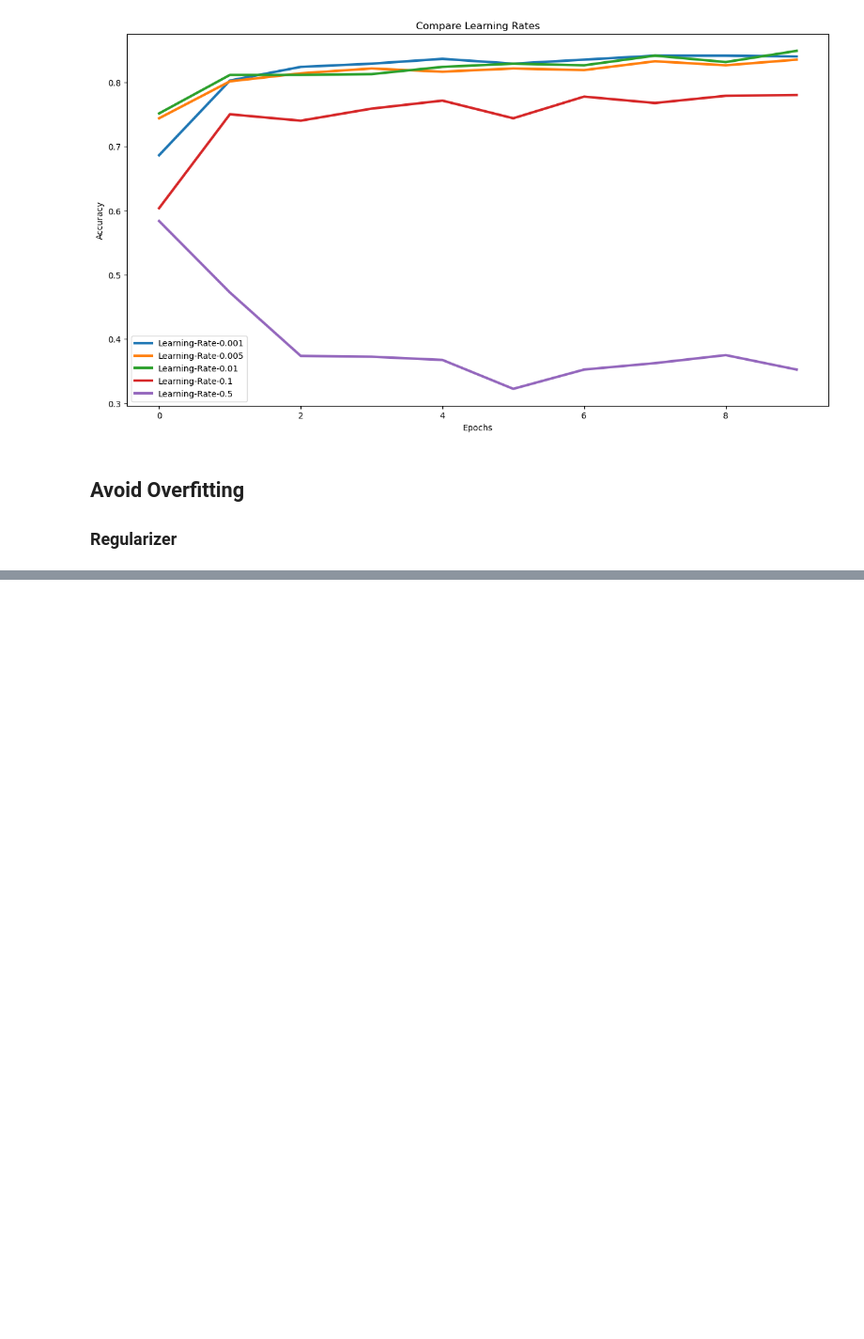
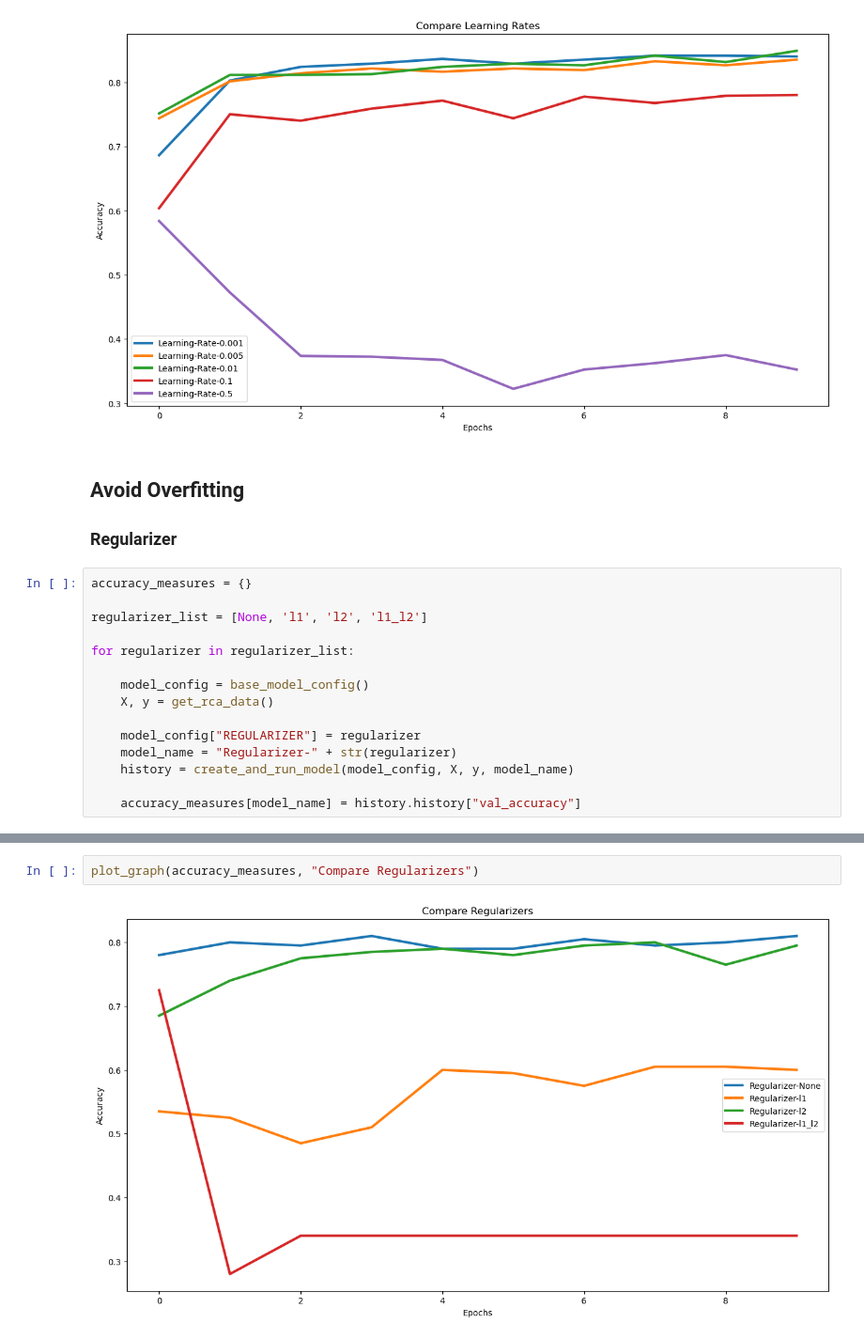
Before and after one commit to alexmacharia/model_tuning, a Jupyter notebook: 05_incident_root_cause.ipynb, the cells around one changed output, grey strips where cells are left out. Shown at 94% size. Saved outputs shown, nothing was run; the diff lists cells and outputs as text; blank space fills up the shorter version.

Commit message:
Update 05_incident_root_cause.ipynb
regularizer

```diff
--- a/05_incident_root_cause.ipynb
+++ b/05_incident_root_cause.ipynb
@@ -186,3 +186,18 @@ plot_graph(accuracy_measures, "Compare Learning Rates")
 ## Avoid Overfitting
 
 ### Regularizer
+# %%
+accuracy_measures = {}
+
+regularizer_list = [None, 'l1', 'l2', 'l1_l2']
+
+for regularizer in regularizer_list:
+
+    model_config = base_model_config()
+    X, y = get_rca_data()
+
+    model_config["REGULARIZER"] = regularizer
+    model_name = "Regularizer-" + str(regularizer)
+    history = create_and_run_model(model_config, X, y, model_name)
+
+    accuracy_measures[model_name] = history.history["val_accuracy"]
@@ -188,0 +222,4 @@ plot_graph(accuracy_measures, "Compare Learning Rates")
+# %%
+plot_graph(accuracy_measures, "Compare Regularizers")
+# %% [output]
+[figure, added]
```
Also changed, not shown: parts of 1 cell of this notebook.
